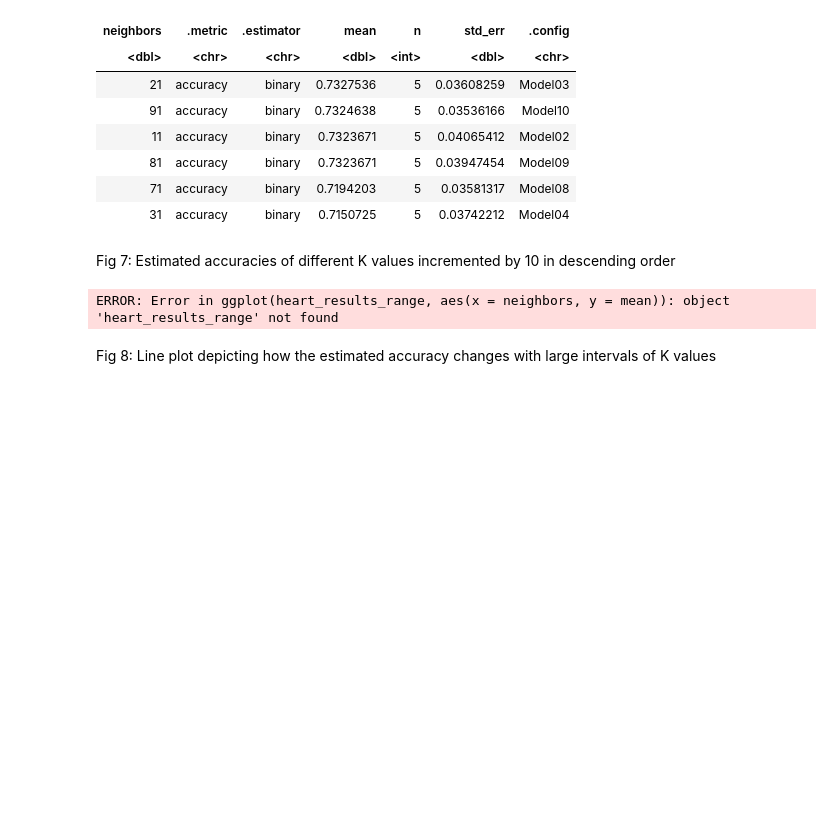
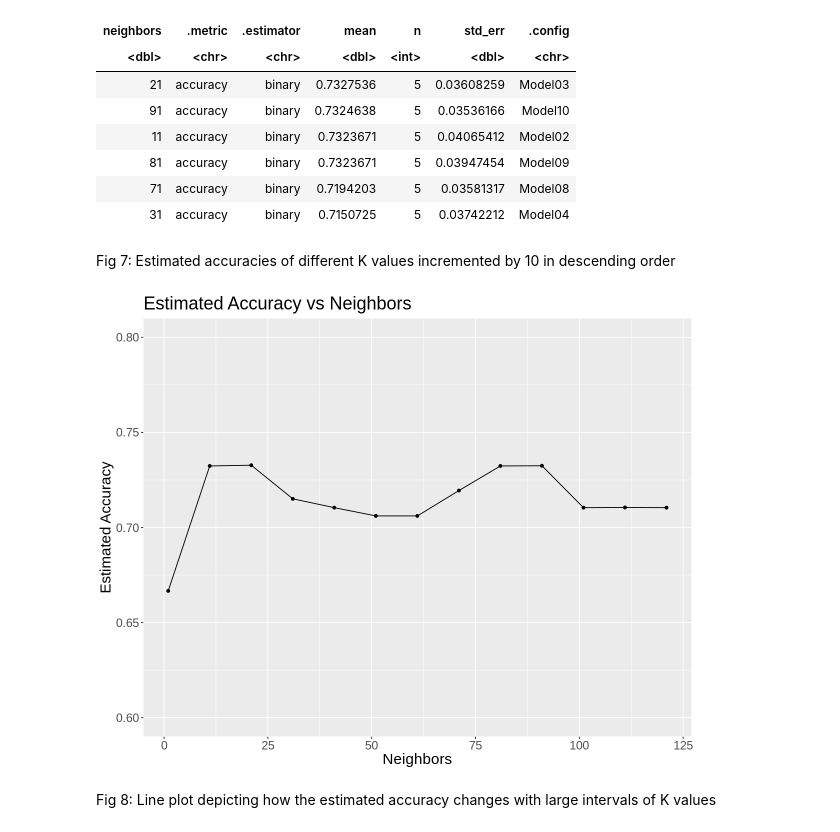
Before and after one commit to jamiema1/Predicting-Heart-Disease-with-KNN-Algorithm, a Jupyter notebook: final_report.ipynb, the cells around one changed output. Cells and saved outputs as stored; diff of their text form; code cells hidden in the pictures; blank space fills up the shorter version.

```diff
--- a/final_report.ipynb
+++ b/final_report.ipynb
@@ -322,15 +309,16 @@ Fig 7: Estimated accuracies of different K values incremented by 10 in descendin
 # %%
 options(repr.plot.width = 10, repr.plot.height = 8)
 
 #plots the estimated accuracy vs K value
 accuracy_plot <- ggplot(heart_results_range, aes(x=neighbors, y= mean)) +
     geom_line() +
+    geom_point() +
     ylim(0.6,.8) +
     labs(x="Neighbors", y = "Estimated Accuracy", title = "Estimated Accuracy vs Neighbors") +
     theme(text = element_text(size = 18))
 accuracy_plot
 # %% [output]
-ERROR: Error in ggplot(heart_results_range, aes(x = neighbors, y = mean)): object 'heart_results_range' not found
+[figure, added]
 # %% [markdown]
 Fig 8: Line plot depicting how the estimated accuracy changes with large intervals of K values
 # %%
```
Also changed, not shown: parts of 3 cells of this notebook.
